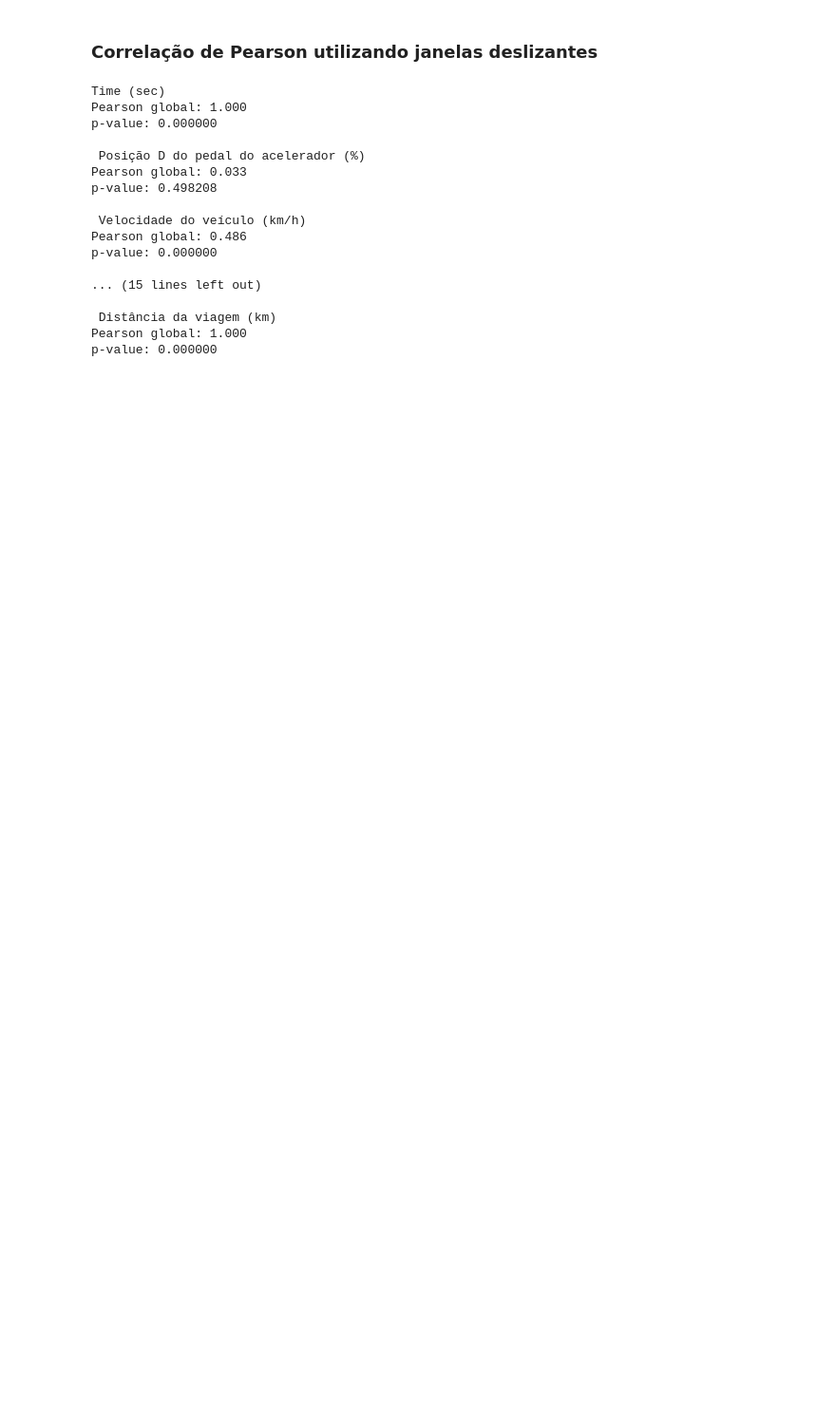
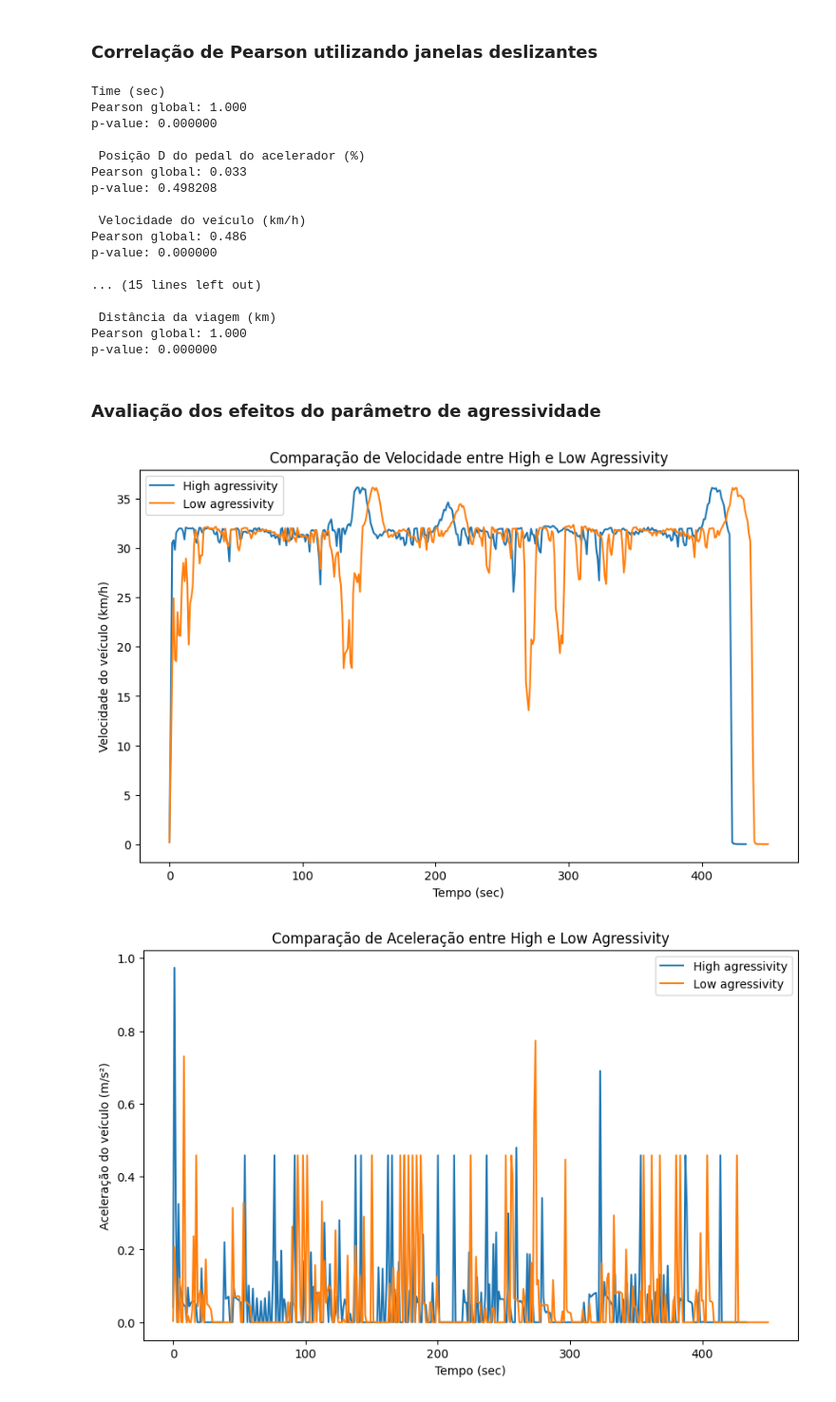
Before and after one commit to INXE-Lainf-Labs/beamng, a Jupyter notebook: validacao/analises_circuito4.ipynb, the cells around one changed output. Shown at 95% size. Drawn from its saved outputs; the diff is of its cells as text; code cells hidden in the pictures; blank space fills up the shorter version.

Commit message:
feat: avalia circuito 1, testa variação de agressividade

```diff
--- a/validacao/validacao_simulador.ipynb
+++ b/validacao/analises_circuito4.ipynb
@@ -322,3 +320,42 @@ p-value: 0.000000
  Distância da viagem (km)
 Pearson global: 1.000
 p-value: 0.000000
+# %% [markdown]
+### Avaliação dos efeitos do parâmetro de agressividade
+# %%
+df_high_agressivity = pd.read_csv('./circuito4/testando_agressivity/high_aggr.csv', sep=';')
+df_low_agressivity = pd.read_csv('./circuito4/testando_agressivity/low_aggr.csv', sep=';')
+
+df_high_agressivity['time_relativo'] = df_high_agressivity['time'] - df_high_agressivity['time'].iloc[0]
+df_low_agressivity['time_relativo'] = df_low_agressivity['time'] - df_low_agressivity['time'].iloc[0]
+
+df_high_agressivity['vel'] = df_high_agressivity['vel'].apply(
+        lambda x: np.sqrt(sum(i**2 for i in ast.literal_eval(x))) * 3.6
+    )
+df_low_agressivity['vel'] = df_low_agressivity['vel'].apply(
+        lambda x: np.sqrt(sum(i**2 for i in ast.literal_eval
+(x))) * 3.6
+    )
+
+# Comparando os TS de velocidade dos dois datasets
+plt.figure(figsize=(10, 6))
+plt.plot(df_high_agressivity['time_relativo'], df_high_agressivity['vel'], label='High agressivity')
+plt.plot(df_low_agressivity['time_relativo'], df_low_agressivity['vel'], label='Low agressivity')
+plt.title('Comparação de Velocidade entre High e Low Agressivity')
+plt.xlabel('Tempo (sec)')
+plt.ylabel('Velocidade do veículo (km/h)')
+plt.legend()
+plt.show()
+
+# O mesmo para a aceleração
+plt.figure(figsize=(10, 6))
+plt.plot(df_high_agressivity['time_relativo'], df_high_agressivity['throttle'], label='High agressivity')
+plt.plot(df_low_agressivity['time_relativo'], df_low_agressivity['throttle'], label='Low agressivity')
+plt.title('Comparação de Aceleração entre High e Low Agressivity')
+plt.xlabel('Tempo (sec)')
+plt.ylabel('Aceleração do veículo (m/s²)')
+plt.legend()
+plt.show()
+# %% [output]
+[figure, added]
+[figure, added]
```
Also changed, not shown: parts of 2 cells of this notebook, 16 other files.
